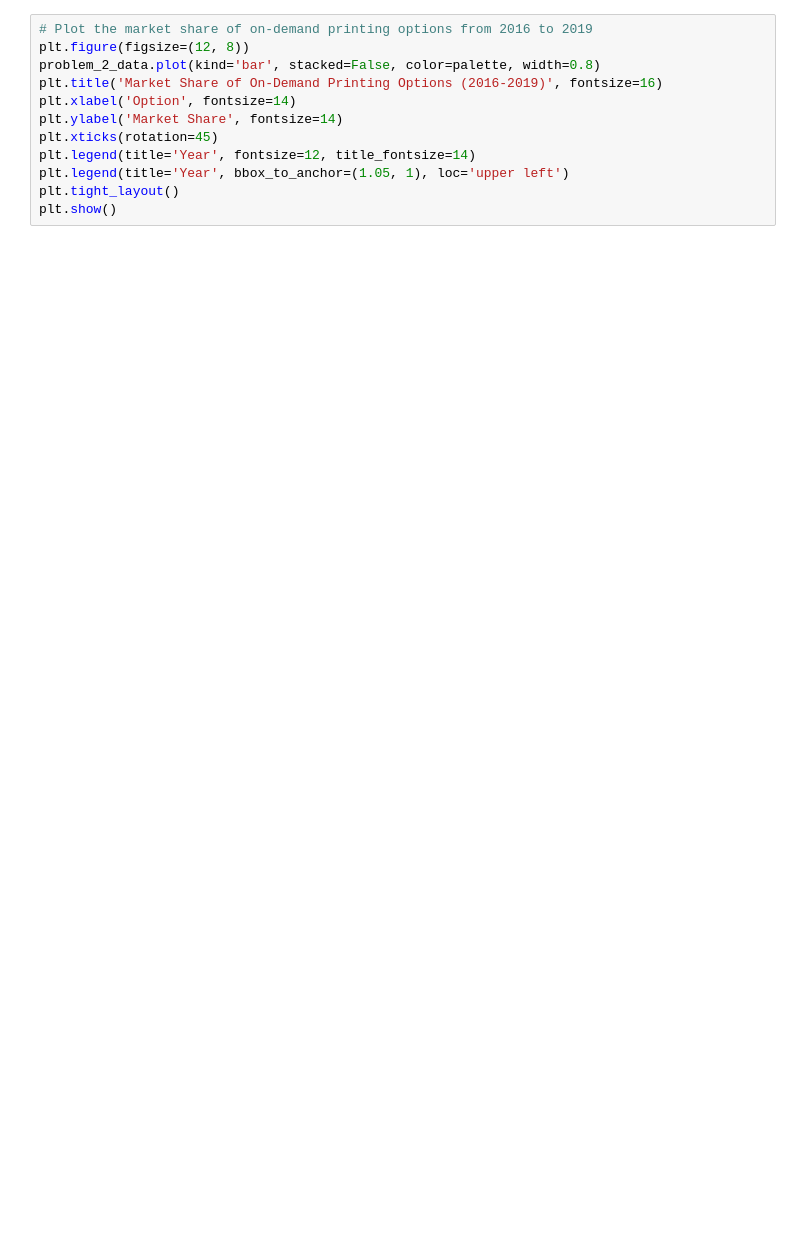
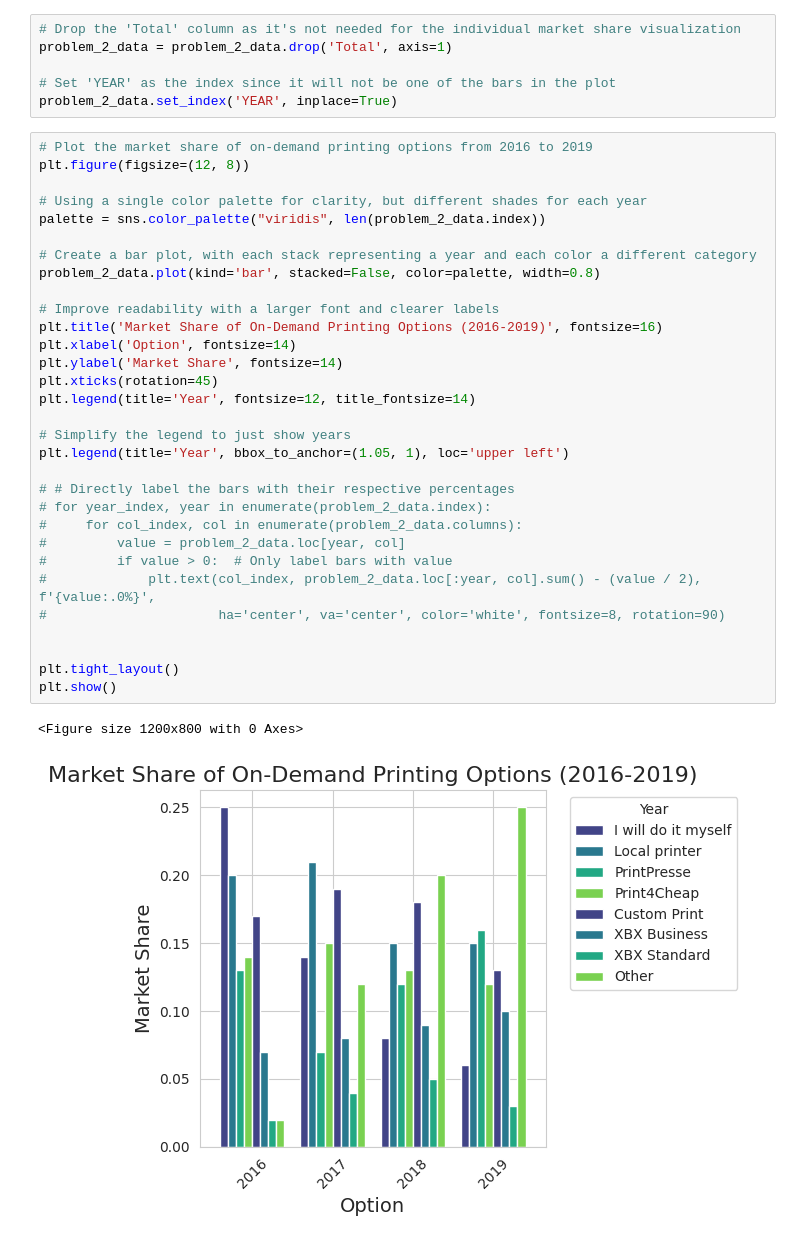
Before and after one commit to peyman886/Data_Visualization, a Jupyter notebook: HW3/Visualization_HW3.ipynb, the cells around one changed output. Drawn from its saved outputs; the diff is of its cells as text; blank space fills up the shorter version.

```diff
--- a/HW3/Visualization_HW3.ipynb
+++ b/HW3/Visualization_HW3.ipynb
@@ -84,12 +116,40 @@ problem_2_data.head()
+# %%
+# Drop the 'Total' column as it's not needed for the individual market share visualization
+problem_2_data = problem_2_data.drop('Total', axis=1)
+
+# Set 'YEAR' as the index since it will not be one of the bars in the plot
+problem_2_data.set_index('YEAR', inplace=True)
 # %%
 # Plot the market share of on-demand printing options from 2016 to 2019
 plt.figure(figsize=(12, 8))
+
+# Using a single color palette for clarity, but different shades for each year
+palette = sns.color_palette("viridis", len(problem_2_data.index))
+
+# Create a bar plot, with each stack representing a year and each color a different category
 problem_2_data.plot(kind='bar', stacked=False, color=palette, width=0.8)
+
+# Improve readability with a larger font and clearer labels
 plt.title('Market Share of On-Demand Printing Options (2016-2019)', fontsize=16)
 plt.xlabel('Option', fontsize=14)
 plt.ylabel('Market Share', fontsize=14)
 plt.xticks(rotation=45)
 plt.legend(title='Year', fontsize=12, title_fontsize=14)
+
+# Simplify the legend to just show years
 plt.legend(title='Year', bbox_to_anchor=(1.05, 1), loc='upper left')
+
+# # Directly label the bars with their respective percentages
+# for year_index, year in enumerate(problem_2_data.index):
+#     for col_index, col in enumerate(problem_2_data.columns):
+#         value = problem_2_data.loc[year, col]
+#         if value > 0:  # Only label bars with value
+#             plt.text(col_index, problem_2_data.loc[:year, col].sum() - (value / 2), f'{value:.0%}',
+#                      ha='center', va='center', color='white', fontsize=8, rotation=90)
+
+
 plt.tight_layout()
 plt.show()
+# %% [output]
+<Figure size 1200x800 with 0 Axes>
+[figure, added]
```
Also changed, not shown: parts of 18 cells of this notebook.
